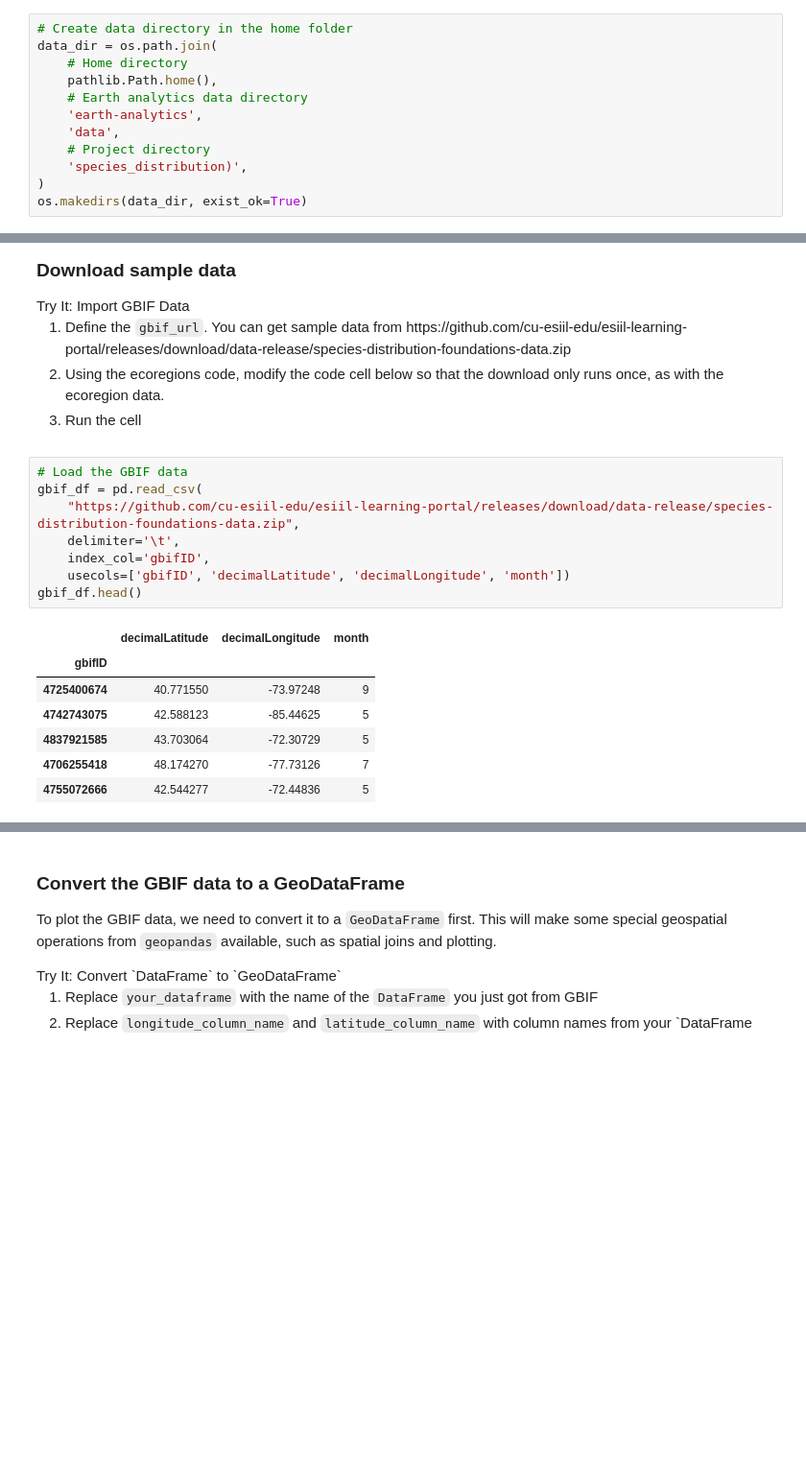
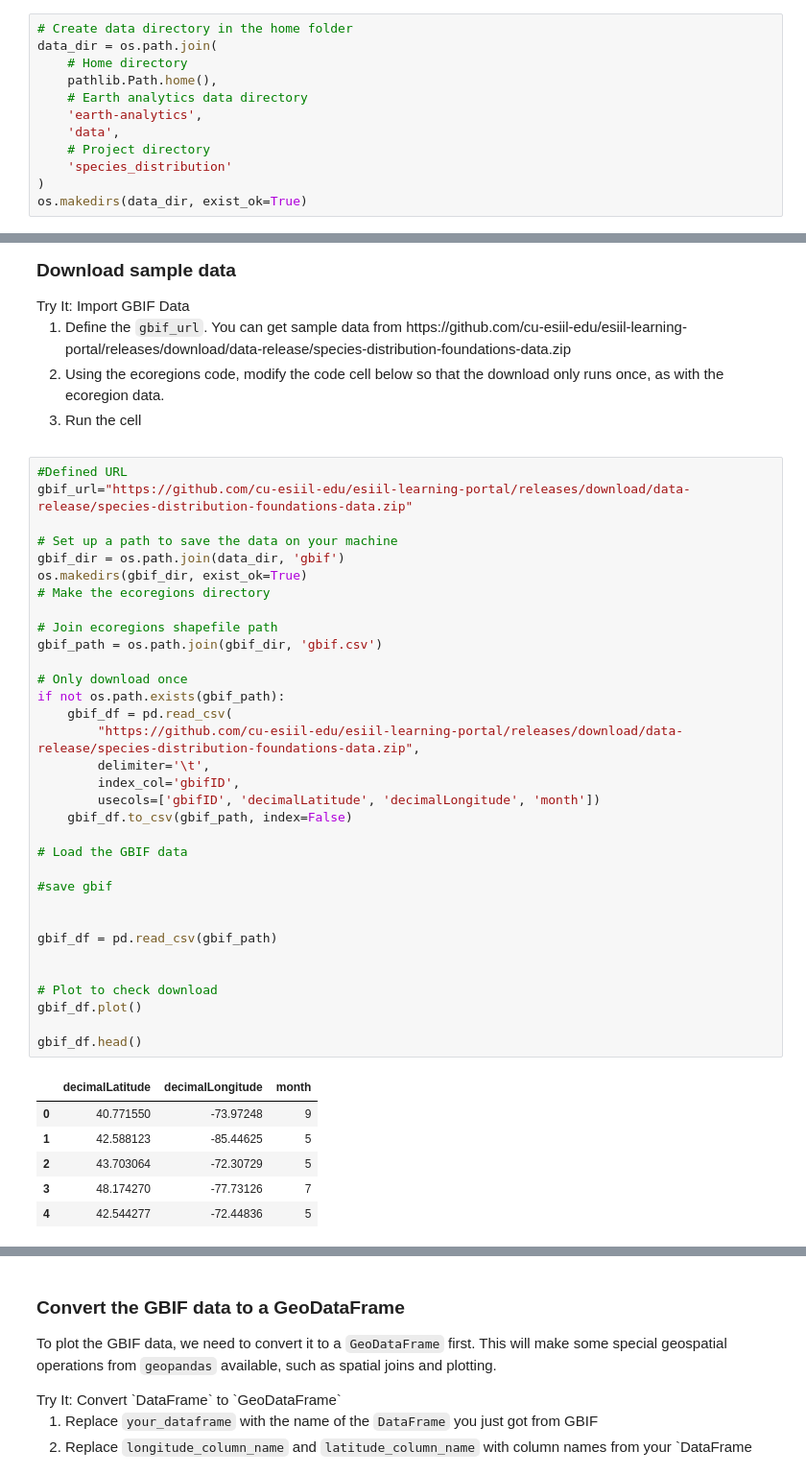
Before and after one commit to earthlab-education/species-distribution-coding-challenge-VictoriAragon, a Jupyter notebook: notebooks/species-distribution-31-wrangle.ipynb, the cells around one changed output, grey strips where cells are left out. Shown at 96% size. Drawn from its saved outputs; the diff is of its cells as text; blank space fills up the shorter version.

```diff
--- a/notebooks/species-distribution-31-wrangle.ipynb
+++ b/notebooks/species-distribution-31-wrangle.ipynb
@@ -49,7 +49,7 @@ data_dir = os.path.join(
     'earth-analytics',
     'data',
     # Project directory
-    'species_distribution)',
+    'species_distribution'
 )
 os.makedirs(data_dir, exist_ok=True)
 # %% [markdown]
@@ -169,18 +186,42 @@ download only runs once, as with the ecoregion data.</li>
 <li>Run the cell</li>
 </ol></div></div>
 # %%
+#Defined URL
+gbif_url="https://github.com/cu-esiil-edu/esiil-learning-portal/releases/download/data-release/species-distribution-foundations-data.zip"
+
+# Set up a path to save the data on your machine
+gbif_dir = os.path.join(data_dir, 'gbif')
+os.makedirs(gbif_dir, exist_ok=True)
+# Make the ecoregions directory
+
+# Join ecoregions shapefile path
+gbif_path = os.path.join(gbif_dir, 'gbif.csv')
+
+# Only download once
+if not os.path.exists(gbif_path):
+    gbif_df = pd.read_csv(
+        "https://github.com/cu-esiil-edu/esiil-learning-portal/releases/download/data-release/species-distribution-foundations-data.zip",
+        delimiter='\t',
+        index_col='gbifID',
+        usecols=['gbifID', 'decimalLatitude', 'decimalLongitude', 'month'])
+    gbif_df.to_csv(gbif_path, index=False)
+
 # Load the GBIF data
-gbif_df = pd.read_csv(
-    "https://github.com/cu-esiil-edu/esiil-learning-portal/releases/download/data-release/species-distribution-foundations-data.zip",
-    delimiter='\t',
-    index_col='gbifID',
-    usecols=['gbifID', 'decimalLatitude', 'decimalLongitude', 'month'])
+
+#save gbif
+
+
+gbif_df = pd.read_csv(gbif_path)
+
+
+# Plot to check download
+gbif_df.plot()
+
 gbif_df.head()
 # %% [output]
 |  | decimalLatitude | decimalLongitude | month |
-| gbifID |  |  |  |
-| 4725400674 | 40.771550 | -73.97248 | 9 |
-| 4742743075 | 42.588123 | -85.44625 | 5 |
-| 4837921585 | 43.703064 | -72.30729 | 5 |
-| 4706255418 | 48.174270 | -77.73126 | 7 |
-| 4755072666 | 42.544277 | -72.44836 | 5 |
+| 0 | 40.771550 | -73.97248 | 9 |
+| 1 | 42.588123 | -85.44625 | 5 |
+| 2 | 43.703064 | -72.30729 | 5 |
+| 3 | 48.174270 | -77.73126 | 7 |
+| 4 | 42.544277 | -72.44836 | 5 |
```
Also changed, not shown: parts of 8 cells of this notebook, 1 other file.
